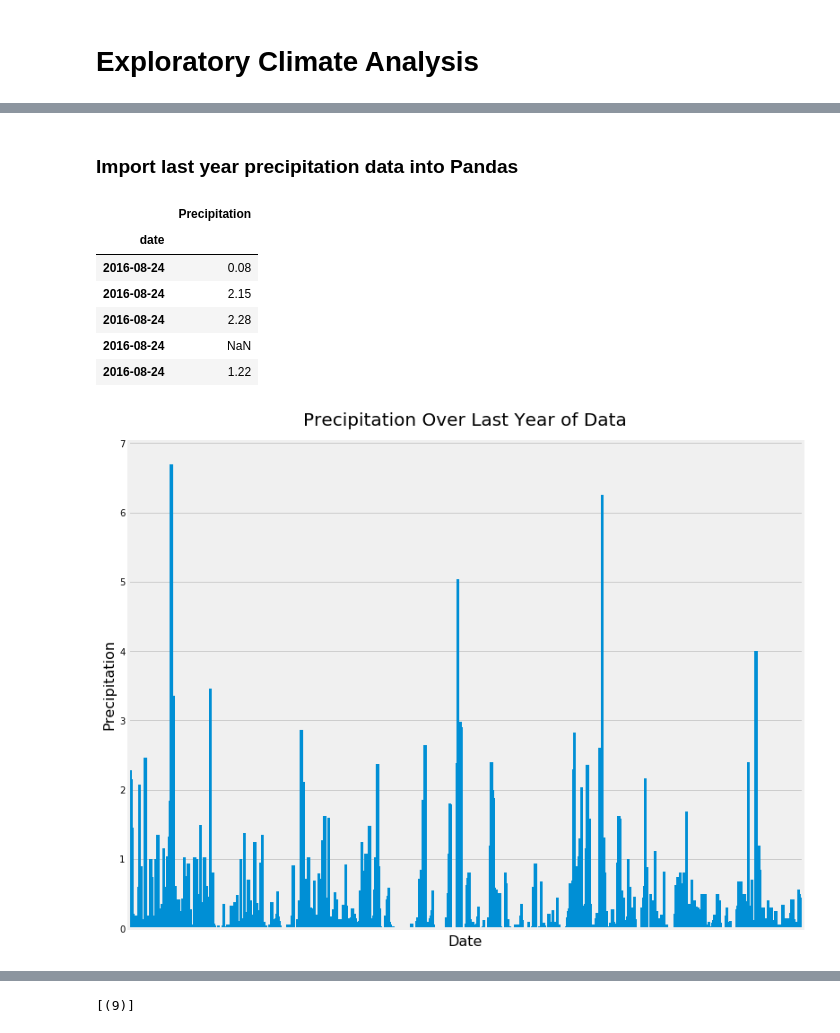
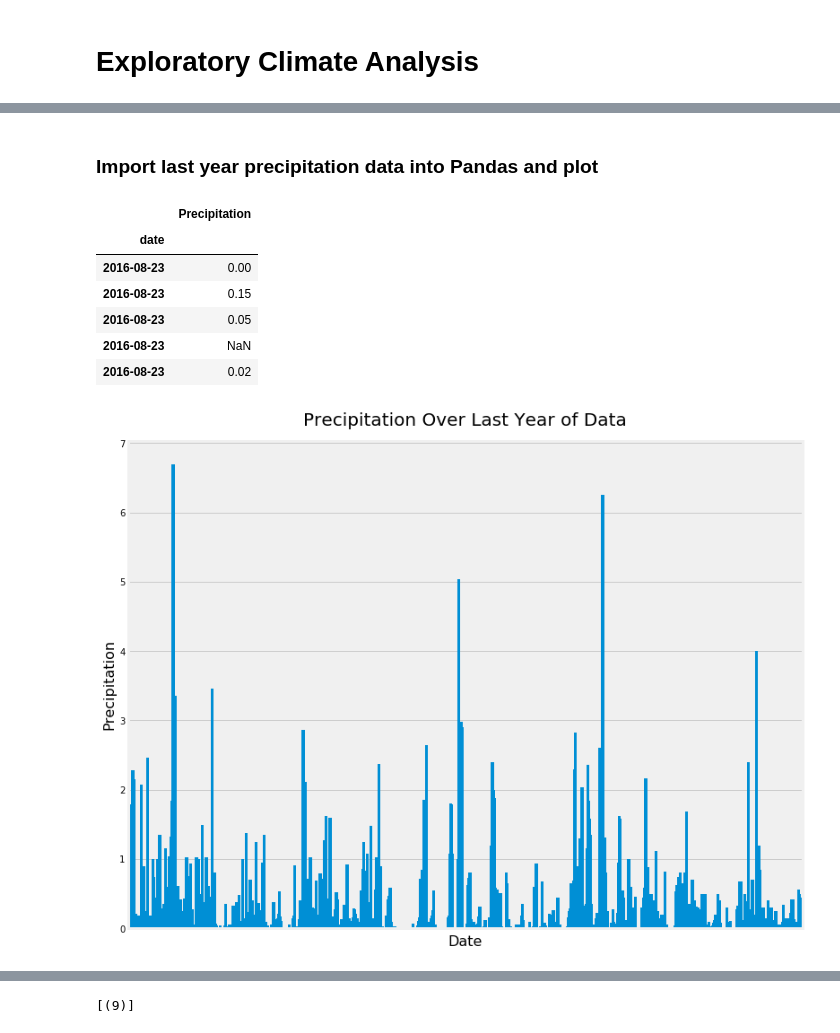
Before and after one commit to L0per/sqlalchemy-challenge, a Jupyter notebook: climate.ipynb, the cells around one changed output, grey strips where cells are left out. Saved outputs shown, nothing was run; the diff lists cells and outputs as text; code cells hidden in the pictures.

```diff
--- a/climate.ipynb
+++ b/climate.ipynb
@@ -68,32 +70,32 @@ Column: longitude, FLOAT
 Column: elevation, FLOAT
 --------------------------------------
 # %% [markdown]
-### Import last year precipitation data into Pandas
+### Import last year precipitation data into Pandas and plot
 # %%
 # Get date of last data point
 last_date = str(session.query(Measurement.date).order_by(Measurement.date.desc()).first())
 
 # Convert last date to datetime and subtract 1 year
-first_date = datetime.datetime.strptime(last_date, "('%Y-%m-%d',)") - dt.timedelta(days=365)
+first_date = datetime.datetime.strptime(last_date, "('%Y-%m-%d',)") - dt.timedelta(days=366)
 
 # Create query for pandas
 pandas_query = session.query(Measurement.date, Measurement.prcp).\
     filter(Measurement.date >= first_date).\
     order_by(Measurement.date.asc()).all()
 
 # Sum precipitation by date and set date as index
 prec_df = pd.DataFrame(pandas_query).set_index(['date'])
 prec_df = prec_df.rename(columns={'prcp':'Precipitation'})
 
 prec_df.head()
 # %% [output]
 |  | Precipitation |
 | date |  |
-| 2016-08-24 | 0.08 |
-| 2016-08-24 | 2.15 |
-| 2016-08-24 | 2.28 |
-| 2016-08-24 | NaN |
-| 2016-08-24 | 1.22 |
+| 2016-08-23 | 0.00 |
+| 2016-08-23 | 0.15 |
+| 2016-08-23 | 0.05 |
+| 2016-08-23 | NaN |
+| 2016-08-23 | 0.02 |
 # %%
 # Plot precipitation data
 fig, ax1 = plt.subplots(figsize=(12,10))
@@ -107,4 +109,4 @@ ax1.set_xlabel("Date", fontsize = 16)
 ax1.set_ylabel("Precipitation", fontsize = 16)
 ax1.get_legend().remove()
 # %% [output]
-[figure, old version]
+[figure, new version]
```
Also changed, not shown: parts of 5 cells of this notebook.
